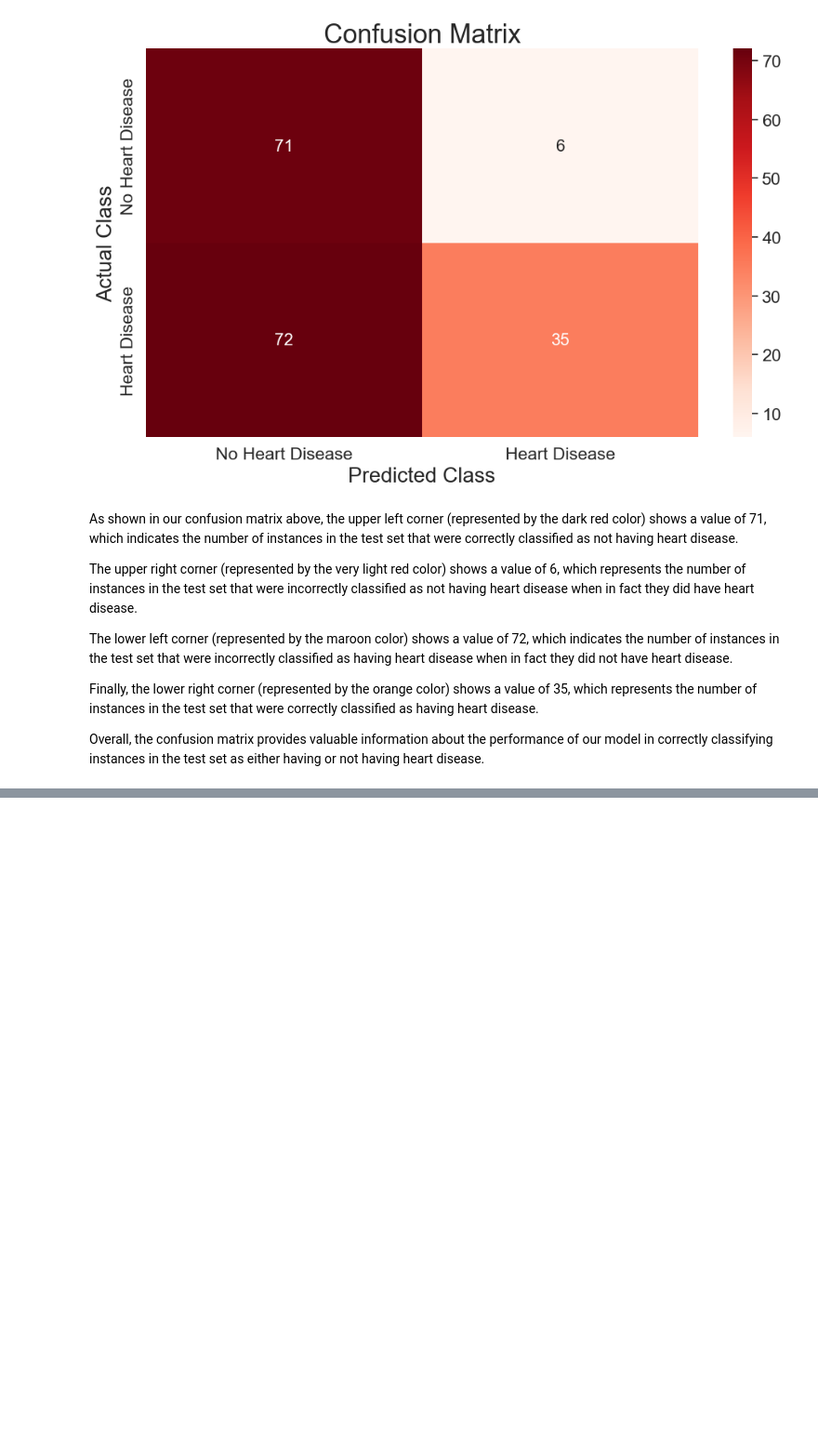
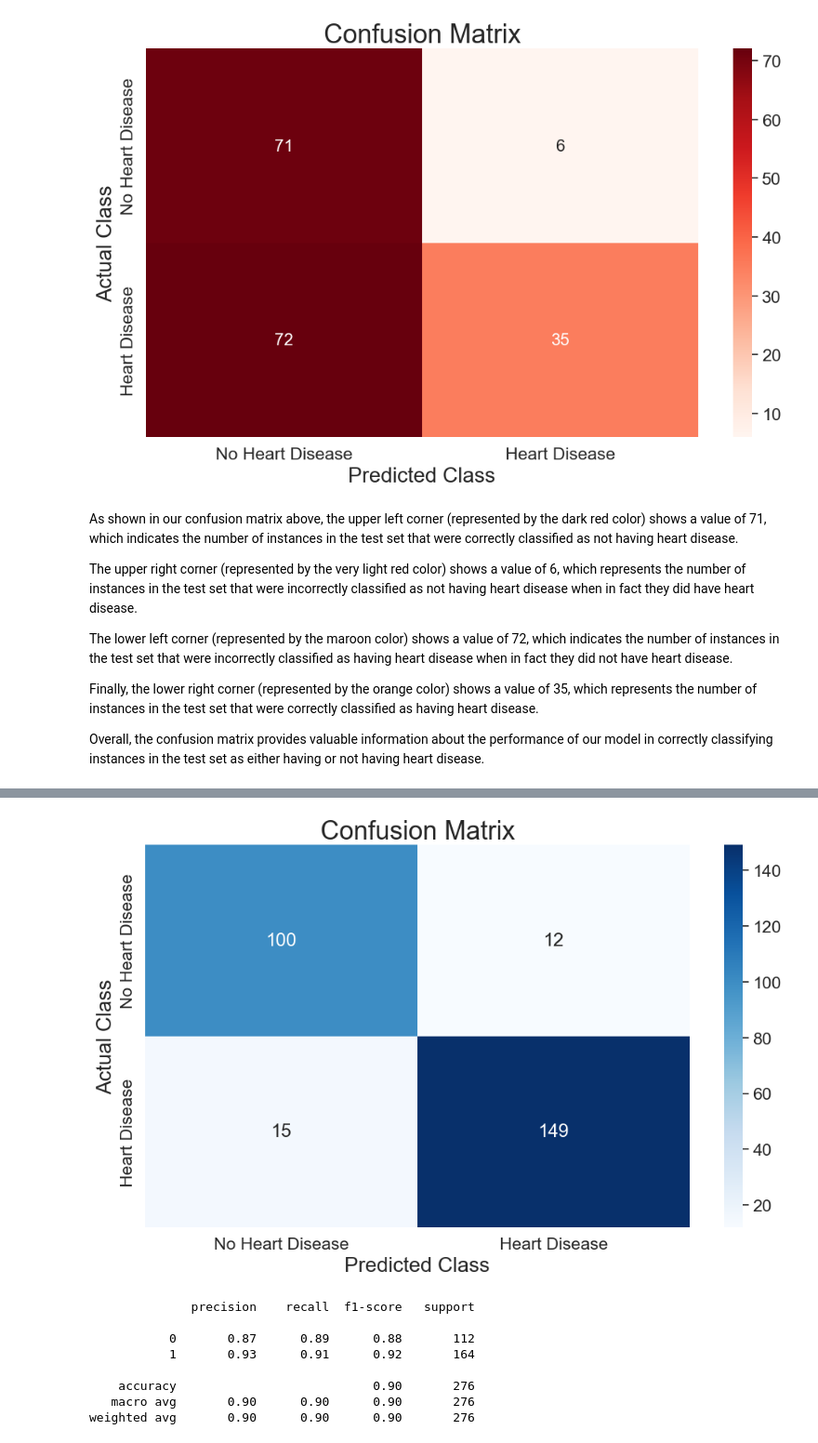
Before and after one commit to Bywani/Heart_Failure_Prediction, a Jupyter notebook: Heart_Failure_Prediction.ipynb, the cells around one changed output, grey strips where cells are left out. Shown at 93% size. Saved outputs shown, nothing was run; the diff lists cells and outputs as text; code cells hidden in the pictures; blank space fills up the shorter version.

```diff
--- a/Heart_Failure_Prediction.ipynb
+++ b/Heart_Failure_Prediction.ipynb
@@ -436,0 +530,9 @@ print(type(X_train))
+# %%
+# Split the data into training and testing sets
+X_train, X_test, y_train, y_test = train_test_split(X, y, test_size = 0.3, random_state = 42)
+# %%
+# Creating the GridSearchCV object with the pipeline and parameters
+grid_search = GridSearchCV(pipeline, parameters, cv = 5, scoring = 'accuracy')
+# %%
+# Fit the model using GridSearchCV
+grid_search.fit(X_train, y_train)
@@ -436,0 +561,3 @@ print(type(X_train))
+# %%
+# Predict on the test set using the best parameter
+y_pred = grid_search.predict(X_test)
@@ -436,0 +595,31 @@ print(type(X_train))
+# %%
+# Generate a confusion matrix to evaluate the performance of the model
+cm = confusion_matrix(y_test, y_pred)
+
+# Create a custom color map
+cmap = sns.color_palette("Blues", as_cmap=True)
+
+# Customize the confusion matrix plot
+fig, ax = plt.subplots(figsize=(10, 6))
+sns.set(font_scale=1.5)
+sns.heatmap(cm, annot=True, fmt='d', cmap=cmap,
+            xticklabels=['No Heart Disease', 'Heart Disease'],
+            yticklabels=['No Heart Disease', 'Heart Disease'])
+plt.tight_layout()
+plt.title('Confusion Matrix', fontsize=25)
+plt.xlabel('Predicted Class', fontsize=20)
+plt.ylabel('Actual Class', fontsize=20)
+plt.show()
+
+# Print the classification report
+print(classification_report(y_test, y_pred))
+# %% [output]
+[figure, added]
+              precision    recall  f1-score   support
+
+           0       0.87      0.89      0.88       112
+           1       0.93      0.91      0.92       164
+
+    accuracy                           0.90       276
+   macro avg       0.90      0.90      0.90       276
+weighted avg       0.90      0.90      0.90       276
```
Also changed, not shown: parts of 22 cells of this notebook.
